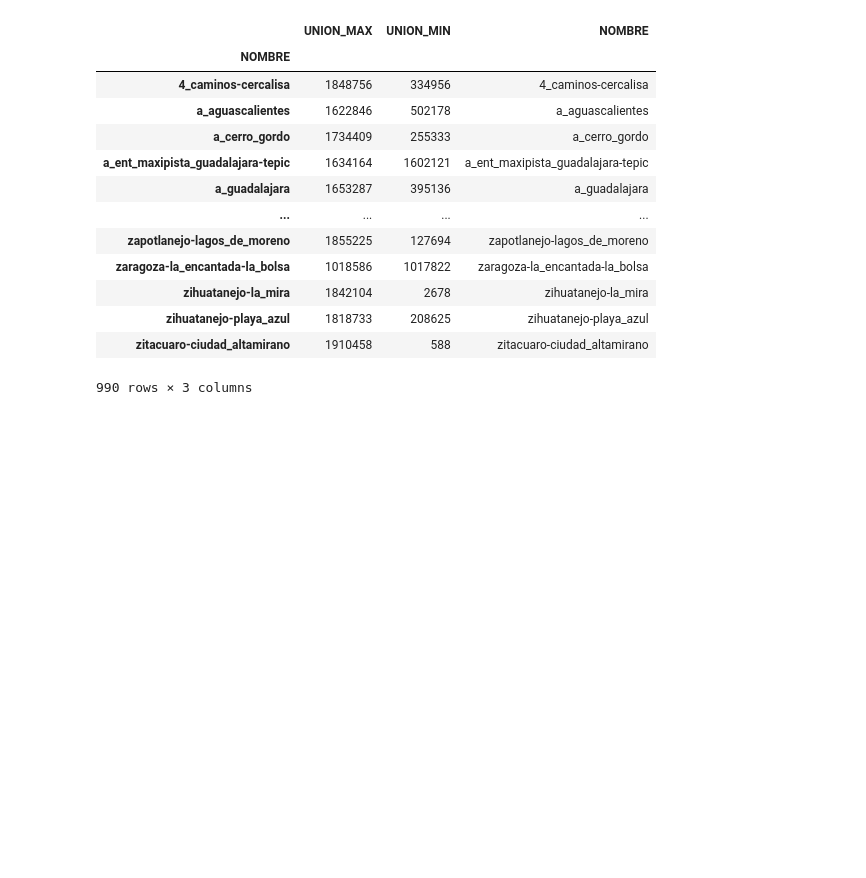
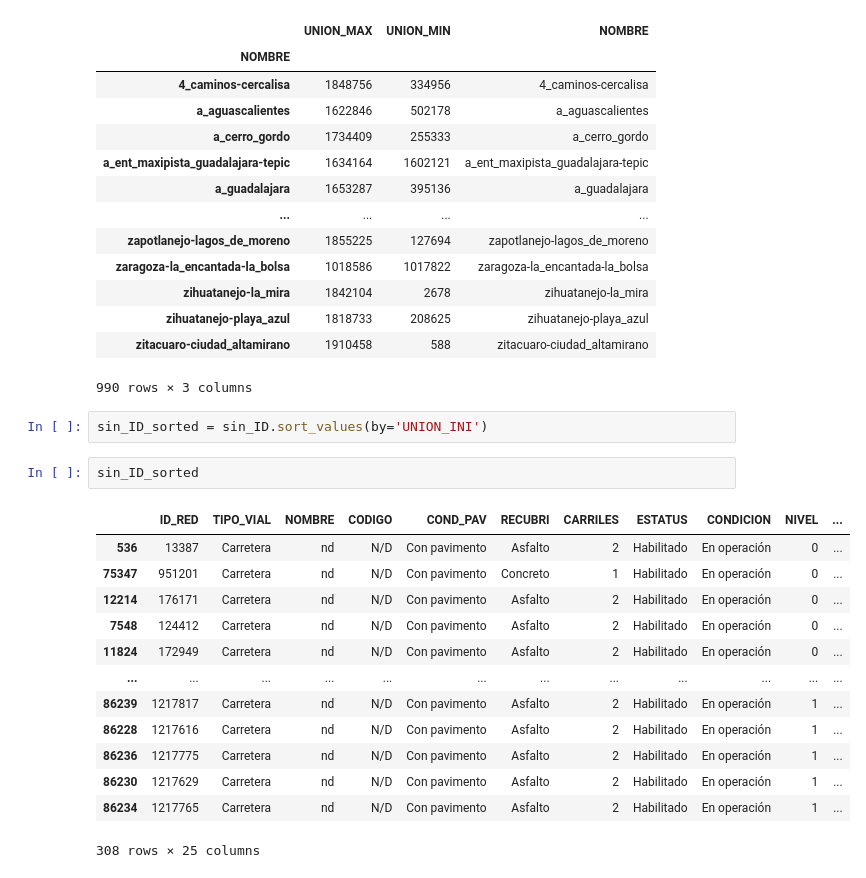
Before and after one commit to JorgeICS/Primeos_Analisis_Geopandas, a Jupyter notebook: nodos_ciclo.ipynb, the cells around one changed output. Cells and saved outputs as stored; diff of their text form; blank space fills up the shorter version.

```diff
--- a/nodos_ciclo.ipynb
+++ b/nodos_ciclo.ipynb
@@ -242,3 +229,21 @@ CF_INI_FIN
 | zihuatanejo-playa_azul | 1818733 | 208625 | zihuatanejo-playa_azul |
 | zitacuaro-ciudad_altamirano | 1910458 | 588 | zitacuaro-ciudad_altamirano |
 990 rows × 3 columns
+# %%
+sin_ID_sorted = sin_ID.sort_values(by='UNION_INI')
+# %%
+sin_ID_sorted
+# %% [output]
+|  | ID_RED | TIPO_VIAL | NOMBRE | CODIGO | COND_PAV | RECUBRI | CARRILES | ESTATUS | CONDICION | NIVEL | ... |
+| 536 | 13387 | Carretera | nd | N/D | Con pavimento | Asfalto | 2 | Habilitado | En operación | 0 | ... |
+| 75347 | 951201 | Carretera | nd | N/D | Con pavimento | Concreto | 1 | Habilitado | En operación | 0 | ... |
+| 12214 | 176171 | Carretera | nd | N/D | Con pavimento | Asfalto | 2 | Habilitado | En operación | 0 | ... |
+| 7548 | 124412 | Carretera | nd | N/D | Con pavimento | Asfalto | 2 | Habilitado | En operación | 0 | ... |
+| 11824 | 172949 | Carretera | nd | N/D | Con pavimento | Asfalto | 2 | Habilitado | En operación | 0 | ... |
+| ... | ... | ... | ... | ... | ... | ... | ... | ... | ... | ... | ... |
+| 86239 | 1217817 | Carretera | nd | N/D | Con pavimento | Asfalto | 2 | Habilitado | En operación | 1 | ... |
+| 86228 | 1217616 | Carretera | nd | N/D | Con pavimento | Asfalto | 2 | Habilitado | En operación | 1 | ... |
+| 86236 | 1217775 | Carretera | nd | N/D | Con pavimento | Asfalto | 2 | Habilitado | En operación | 1 | ... |
+| 86230 | 1217629 | Carretera | nd | N/D | Con pavimento | Asfalto | 2 | Habilitado | En operación | 1 | ... |
+| 86234 | 1217765 | Carretera | nd | N/D | Con pavimento | Asfalto | 2 | Habilitado | En operación | 1 | ... |
+308 rows × 25 columns
```
Also changed, not shown: parts of 16 cells of this notebook.
